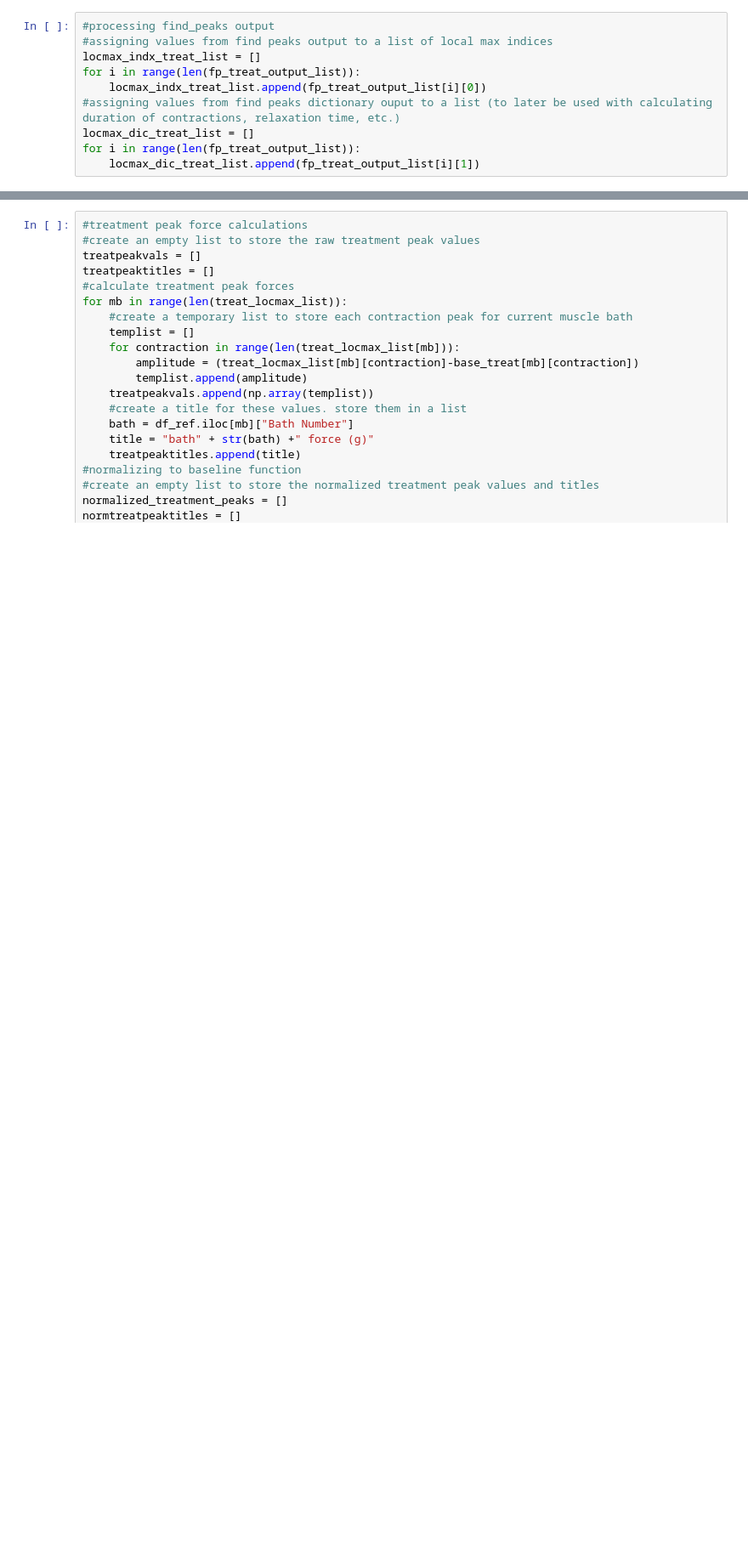
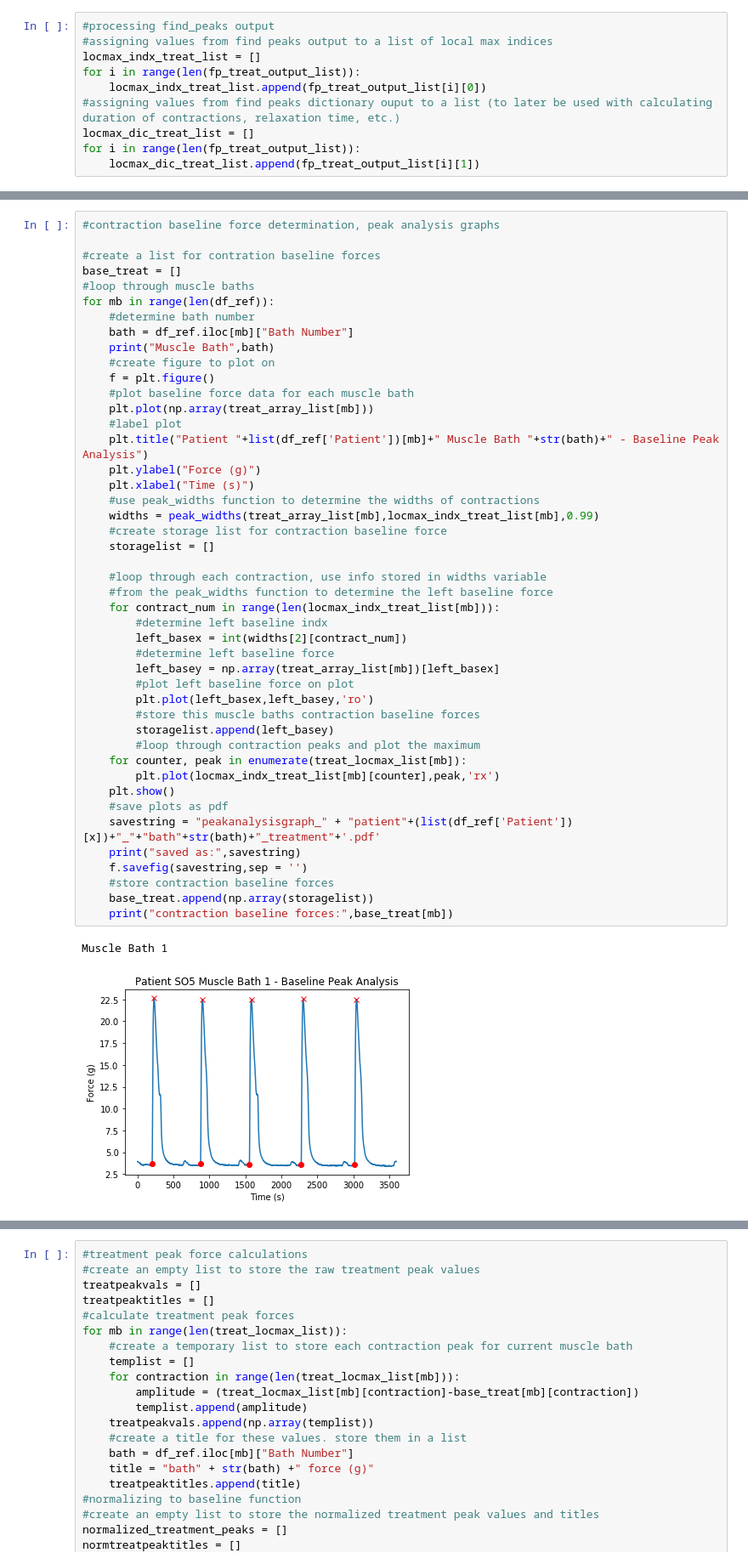
Before and after one commit to wupchurc/Muscle-Bath, a Jupyter notebook: Myometrial Contractility.ipynb, the cells around one changed output, grey strips where cells are left out. Shown at 85% size. Drawn from its saved outputs; the diff is of its cells as text; blank space fills up the shorter version.

```diff
--- a/Myometrial Contractility.ipynb
+++ b/Myometrial Contractility.ipynb
@@ -603,0 +513,48 @@ Muscle Bath 6
+# %%
+#contraction baseline force determination, peak analysis graphs
+
+#create a list for contration baseline forces
+base_treat = []
+#loop through muscle baths
+for mb in range(len(df_ref)):
+    #determine bath number
+    bath = df_ref.iloc[mb]["Bath Number"]
+    print("Muscle Bath",bath)
+    #create figure to plot on
+    f = plt.figure()
+    #plot baseline force data for each muscle bath
+    plt.plot(np.array(treat_array_list[mb]))
+    #label plot
+    plt.title("Patient "+list(df_ref['Patient'])[mb]+" Muscle Bath "+str(bath)+" - Baseline Peak Analysis")
+    plt.ylabel("Force (g)")
+    plt.xlabel("Time (s)")
+    #use peak_widths function to determine the widths of contractions
+    widths = peak_widths(treat_array_list[mb],locmax_indx_treat_list[mb],0.99)
+    #create storage list for contraction baseline force
+    storagelist = []
+
+    #loop through each contraction, use info stored in widths variable
+    #from the peak_widths function to determine the left baseline force
+    for contract_num in range(len(locmax_indx_treat_list[mb])):
+        #determine left baseline indx
+        left_basex = int(widths[2][contract_num])
+        #determine left baseline force
+        left_basey = np.array(treat_array_list[mb])[left_basex]
+        #plot left baseline force on plot
+        plt.plot(left_basex,left_basey,'ro')
+        #store this muscle baths contraction baseline forces
+        storagelist.append(left_basey)
+        #loop through contraction peaks and plot the maximum
+    for counter, peak in enumerate(treat_locmax_list[mb]):
+        plt.plot(locmax_indx_treat_list[mb][counter],peak,'rx')
+    plt.show()
+    #save plots as pdf
+    savestring = "peakanalysisgraph_" + "patient"+(list(df_ref['Patient'])[x])+"_"+"bath"+str(bath)+"_treatment"+'.pdf'
+    print("saved as:",savestring)
+    f.savefig(savestring,sep = '')
+    #store contraction baseline forces
+    base_treat.append(np.array(storagelist))
+    print("contraction baseline forces:",base_treat[mb])
+# %% [output]
+Muscle Bath 1
+[figure, added]
```
Also changed, not shown: parts of 14 cells of this notebook.
